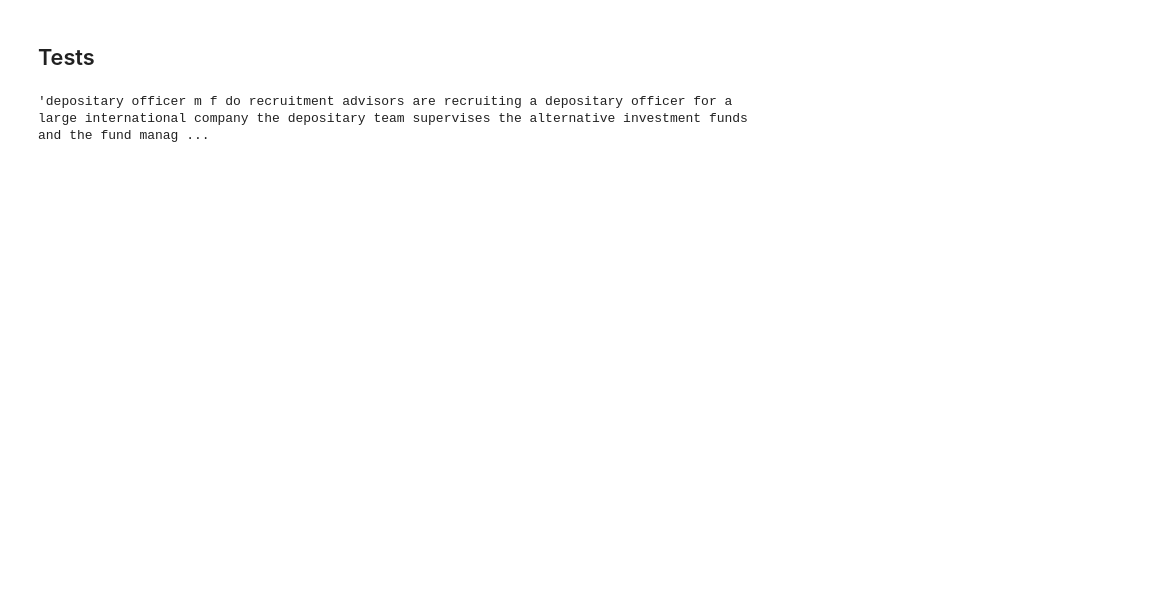
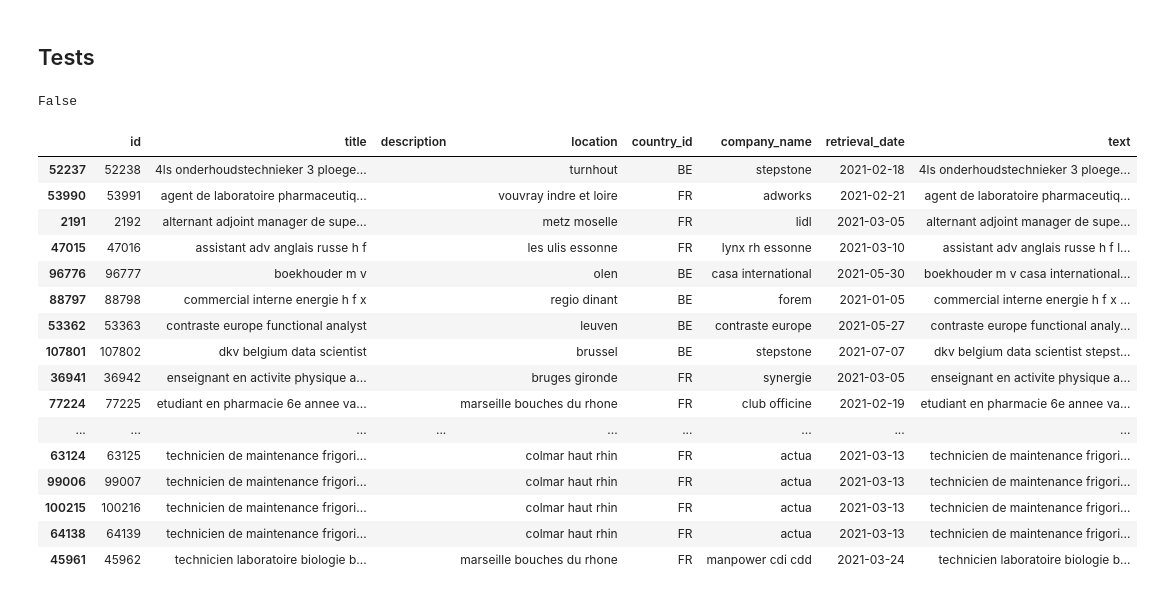
Before and after one commit to antoine-palazz/deduplication, a Jupyter notebook: notebooks/tests.ipynb, the cells around one changed output. Drawn from its saved outputs; the diff is of its cells as text; code cells hidden in the pictures; blank space fills up the shorter version.

```diff
--- a/notebooks/tests.ipynb
+++ b/notebooks/tests.ipynb
@@ -86,6 +86,26 @@ full_duplicates.head()
 # %% [markdown]
 ## Tests
+# %%
+(preprocessed_dataset.loc[0].str.len() > 0).all()
+# %% [output]
+False
 # %%
-preprocessed_dataset[preprocessed_dataset['description'].str.contains("br")]['description'][1]
+preprocessed_dataset[preprocessed_dataset['description'] == ""].sort_values("title")
 # %% [output]
-'depositary officer m f do recruitment advisors are recruiting a depositary officer for a large international company the depositary team supervises the alternative investment funds and the fund manag ...
+|  | id | title | description | location | country_id | company_name | retrieval_date | text |
+| 52237 | 52238 | 4ls onderhoudstechnieker 3 ploege... |  | turnhout | BE | stepstone | 2021-02-18 | 4ls onderhoudstechnieker 3 ploege... |
+| 53990 | 53991 | agent de laboratoire pharmaceutiq... |  | vouvray indre et loire | FR | adworks | 2021-02-21 | agent de laboratoire pharmaceutiq... |
+| 2191 | 2192 | alternant adjoint manager de supe... |  | metz moselle | FR | lidl | 2021-03-05 | alternant adjoint manager de supe... |
+| 47015 | 47016 | assistant adv anglais russe h f |  | les ulis essonne | FR | lynx rh essonne | 2021-03-10 | assistant adv anglais russe h f l... |
+| 96776 | 96777 | boekhouder m v |  | olen | BE | casa international | 2021-05-30 | boekhouder m v casa international... |
+| 88797 | 88798 | commercial interne energie h f x |  | regio dinant | BE | forem | 2021-01-05 | commercial interne energie h f x ... |
+| 53362 | 53363 | contraste europe functional analyst |  | leuven | BE | contraste europe | 2021-05-27 | contraste europe functional analy... |
+| 107801 | 107802 | dkv belgium data scientist |  | brussel | BE | stepstone | 2021-07-07 | dkv belgium data scientist stepst... |
+| 36941 | 36942 | enseignant en activite physique a... |  | bruges gironde | FR | synergie | 2021-03-05 | enseignant en activite physique a... |
+| 77224 | 77225 | etudiant en pharmacie 6e annee va... |  | marseille bouches du rhone | FR | club officine | 2021-02-19 | etudiant en pharmacie 6e annee va... |
+| ... | ... | ... | ... | ... | ... | ... | ... | ... |
+| 63124 | 63125 | technicien de maintenance frigori... |  | colmar haut rhin | FR | actua | 2021-03-13 | technicien de maintenance frigori... |
+| 99006 | 99007 | technicien de maintenance frigori... |  | colmar haut rhin | FR | actua | 2021-03-13 | technicien de maintenance frigori... |
+| 100215 | 100216 | technicien de maintenance frigori... |  | colmar haut rhin | FR | actua | 2021-03-13 | technicien de maintenance frigori... |
+| 64138 | 64139 | technicien de maintenance frigori... |  | colmar haut rhin | FR | actua | 2021-03-13 | technicien de maintenance frigori... |
+| 45961 | 45962 | technicien laboratoire biologie b... |  | marseille bouches du rhone | FR | manpower cdi cdd | 2021-03-24 | technicien laboratoire biologie b... |
```
Also changed, not shown: parts of 2 cells of this notebook, 4 other files.
